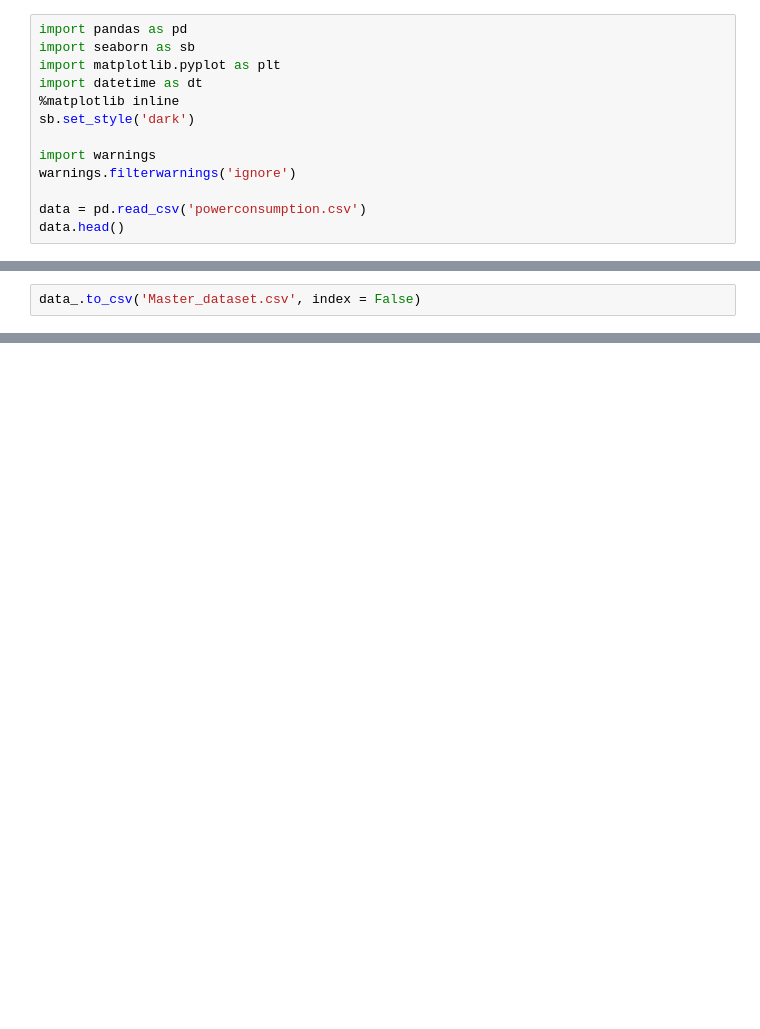
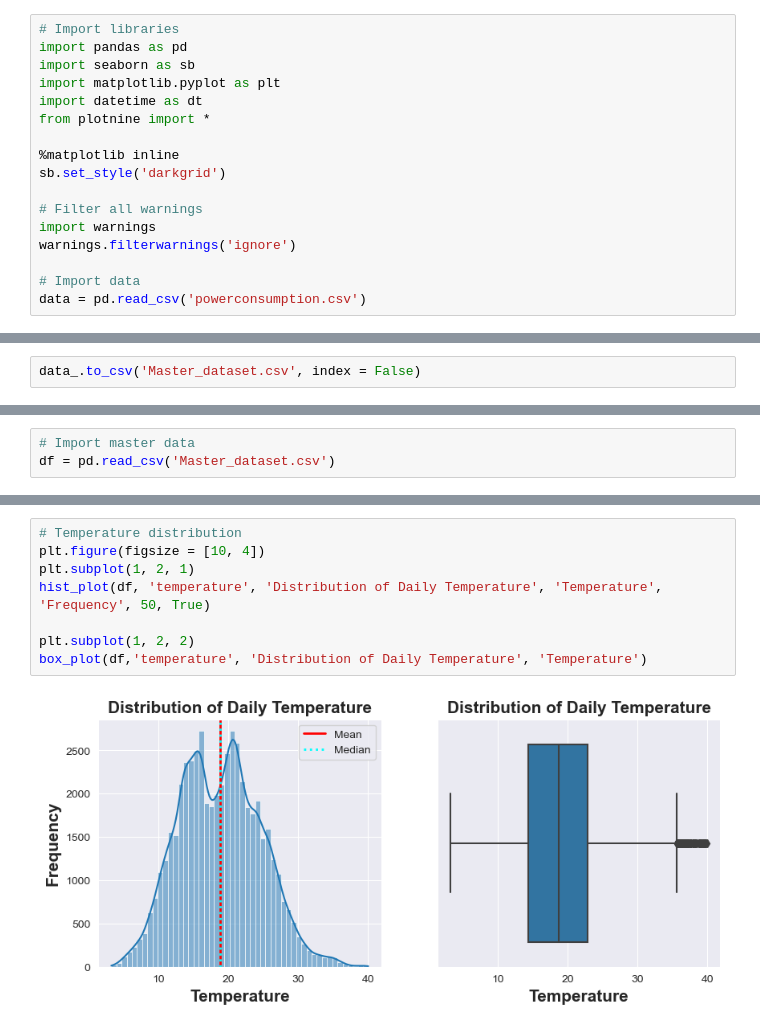
Before and after one commit to Merci93/Electric_Power_Consumption, a Jupyter notebook: Tetouan_Power_Consumption.ipynb, the cells around one changed output, grey strips where cells are left out. Cells and saved outputs as stored; diff of their text form; blank space fills up the shorter version.

```diff
--- a/Tetouan_Power_Consumption.ipynb
+++ b/Tetouan_Power_Consumption.ipynb
@@ -18,15 +22,19 @@ The data consists of 52,416 observations of energy consumption on a 10-minute wi
 
 Data source: https://www.kaggle.com/datasets/fedesoriano/electric-power-consumption
 # %%
+# Import libraries
 import pandas as pd
 import seaborn as sb
 import matplotlib.pyplot as plt
 import datetime as dt
+from plotnine import *
+
 %matplotlib inline
-sb.set_style('dark')
+sb.set_style('darkgrid')
 
+# Filter all warnings
 import warnings
 warnings.filterwarnings('ignore')
 
+# Import data
 data = pd.read_csv('powerconsumption.csv')
-data.head()
@@ -240,0 +168,3 @@ data_.to_csv('Master_dataset.csv', index = False)
+# %%
+# Import master data
+df = pd.read_csv('Master_dataset.csv')
@@ -240,0 +230,10 @@ data_.to_csv('Master_dataset.csv', index = False)
+# %%
+# Temperature distribution
+plt.figure(figsize = [10, 4])
+plt.subplot(1, 2, 1)
+hist_plot(df, 'temperature', 'Distribution of Daily Temperature', 'Temperature', 'Frequency', 50, True)
+
+plt.subplot(1, 2, 2)
+box_plot(df,'temperature', 'Distribution of Daily Temperature', 'Temperature')
+# %% [output]
+[figure, added]
```
Also changed, not shown: parts of 32 cells of this notebook.
